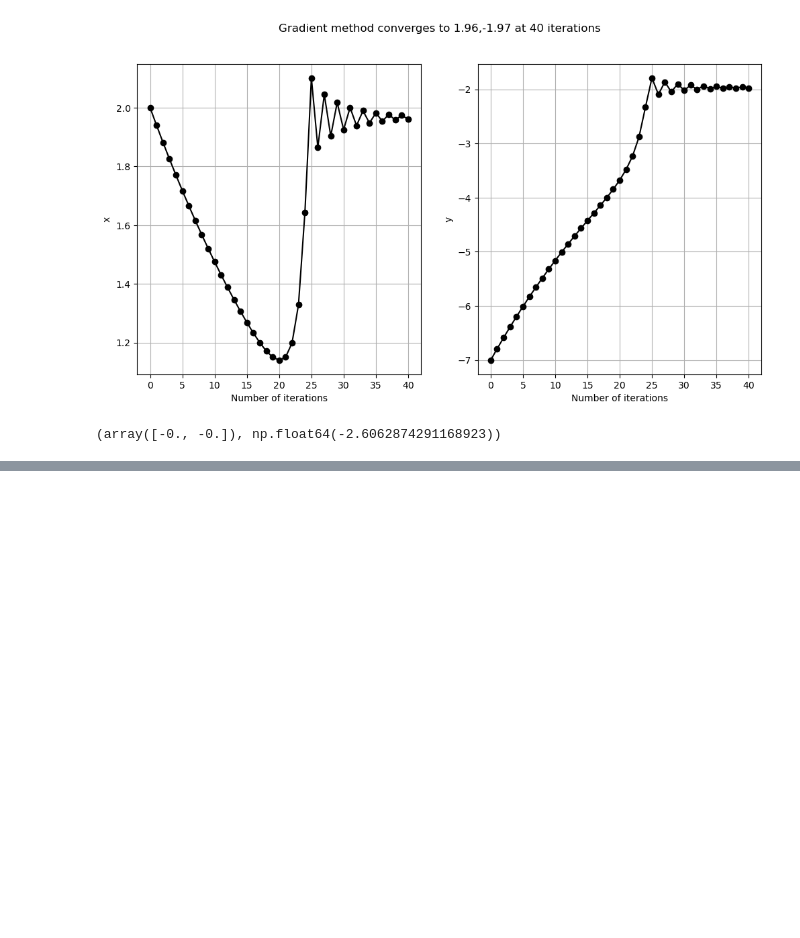
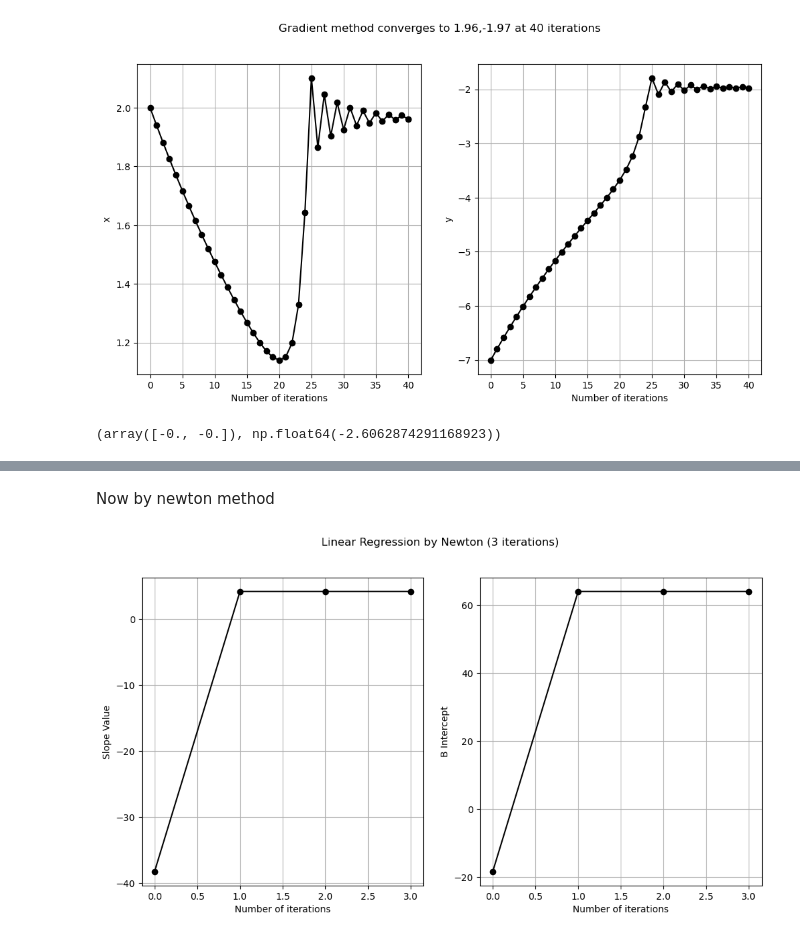
Before and after one commit to qamarr6092/math-with-python, a Jupyter notebook: Calculus/calculus.ipynb, the cells around one changed output, grey strips where cells are left out. Drawn from its saved outputs; the diff is of its cells as text; code cells hidden in the pictures; blank space fills up the shorter version.

```diff
--- a/Calculus/calculus.ipynb
+++ b/Calculus/calculus.ipynb
@@ -797,0 +891,64 @@ np.round(grad_f( X[-1] , Y[-1] )) , f(X[-1], Y[-1])
+# %% [markdown]
+Now by newton method
+# %%
+def cost(x, y, m, b):
+    x, y = np.asarray(x), np.asarray(y)
+    return np.mean((y - (m * x + b)) ** 2)
+
+def gradient(x, y, m, b):
+    x, y = np.asarray(x), np.asarray(y)
+    N = len(x)
+    error = y - (m * x + b)
+    dm = (-2 / N) * np.sum(error * x)
+    db = (-2 / N) * np.sum(error)
+    return np.array([dm, db])
+
+def hessian(x):
+    cost_mm = np.mean(2 * (x**2))
+    cost_bb = 2.0
+    cost_mb = np.mean(2 * x)
+
+    hess = np.array([
+        [cost_mm, cost_mb],
+        [cost_mb, cost_bb]
+    ])
+    return hess
+
+
+
+def newton_method(x, y, iter_num=5, mo=None, bo=None):
+    if mo is None: mo = np.random.uniform(-50, 50)
+    if bo is None: bo = np.random.uniform(-50, 50)
+
+    parameters = np.array([mo, bo], dtype=float)
+
+    H_inv = np.linalg.inv(hessian(x))
+
+    track = [parameters.copy()]
+    for _ in range(iter_num):
+        grad = gradient(x, y, parameters[0], parameters[1])
+        parameters -= H_inv @ grad
+        track.append(parameters.copy())
+
+    track = np.array(track)
+    return track[:, 0], track[:, 1]
+
+
+M, B = newton_method(data_x, y=data[:,1] , iter_num = 3)
+
+fig, ax = plt.subplots(1, 2, figsize=(12, 6))
+plt.suptitle('Linear Regression by Newton (3 iterations) ')
+ax[0].plot(range(len(M)), M, color='black', marker='o')
+ax[0].grid(True)
+ax[0].set_xlabel('Number of iterations')
+ax[0].set_ylabel('Slope Value')
+
+
+ax[1].plot(range(len(B)), B, color='black', marker='o')
+ax[1].grid(True)
+ax[1].set_xlabel('Number of iterations')
+ax[1].set_ylabel('B Intercept')
+
+plt.show()
+# %% [output]
+[figure, added]
```
Also changed, not shown: parts of 20 cells of this notebook.
